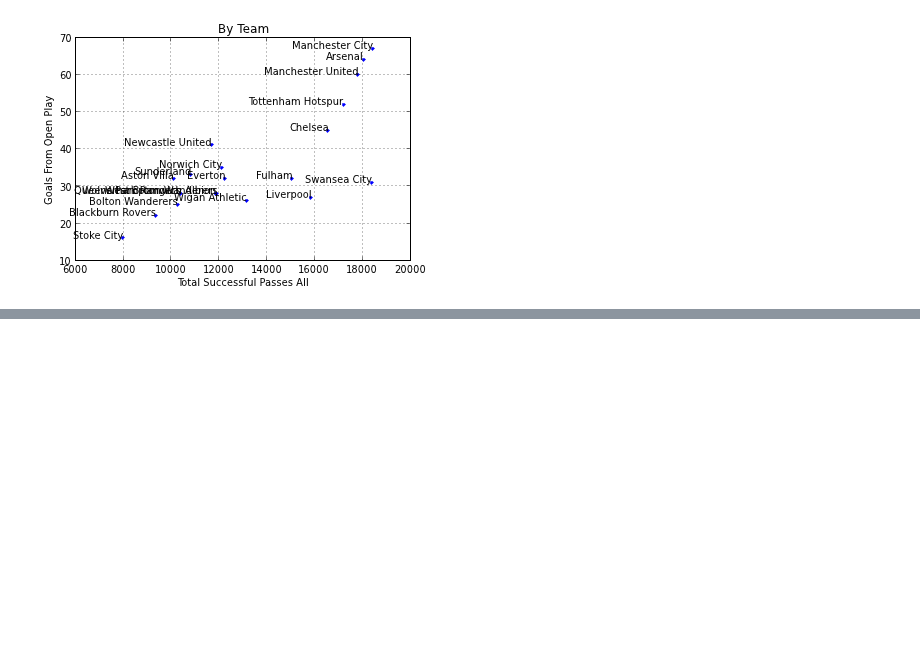
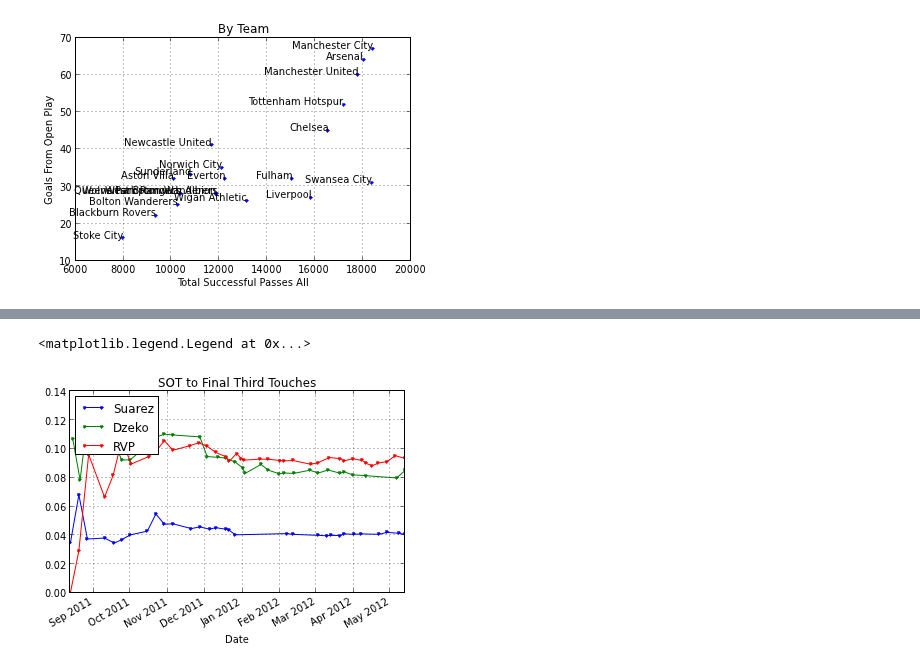
Before and after one commit to jtelszasz/mcfc_analytics_api, a Jupyter notebook: MCFC_EDA.ipynb, the cells around one changed output, grey strips where cells are left out. Cells and saved outputs as stored; diff of their text form; code cells hidden in the pictures; blank space fills up the shorter version.

```diff
--- a/MCFC_EDA.ipynb
+++ b/MCFC_EDA.ipynb
@@ -50,0 +119,9 @@ a=df_Player_Season_Totals.groupby(df_Player_Season_Totals['Goals']>=5)
+# %%
+df_Suarez['SOTtoTouF3rd'].plot(marker='.')
+df_Dzeko['SOTtoTouF3rd'].plot(marker='.')
+df_RVP['SOTtoTouF3rd'].plot(marker='.')
+title('SOT to Final Third Touches')
+legend(['Suarez','Dzeko','RVP'],'upper left')
+# %% [output]
+<matplotlib.legend.Legend at 0x...>
+[figure, added]
```
Also changed, not shown: parts of 13 cells of this notebook, 1 other file.
